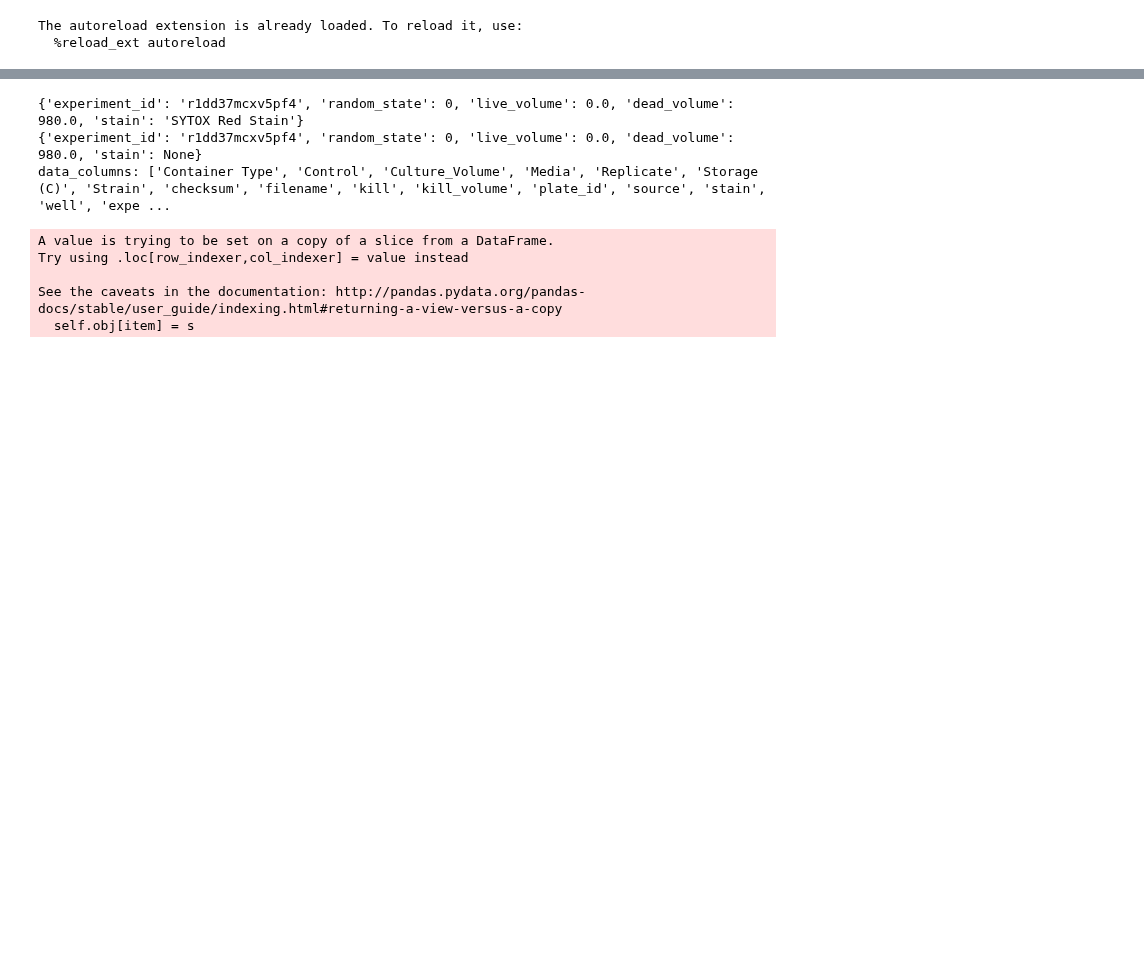
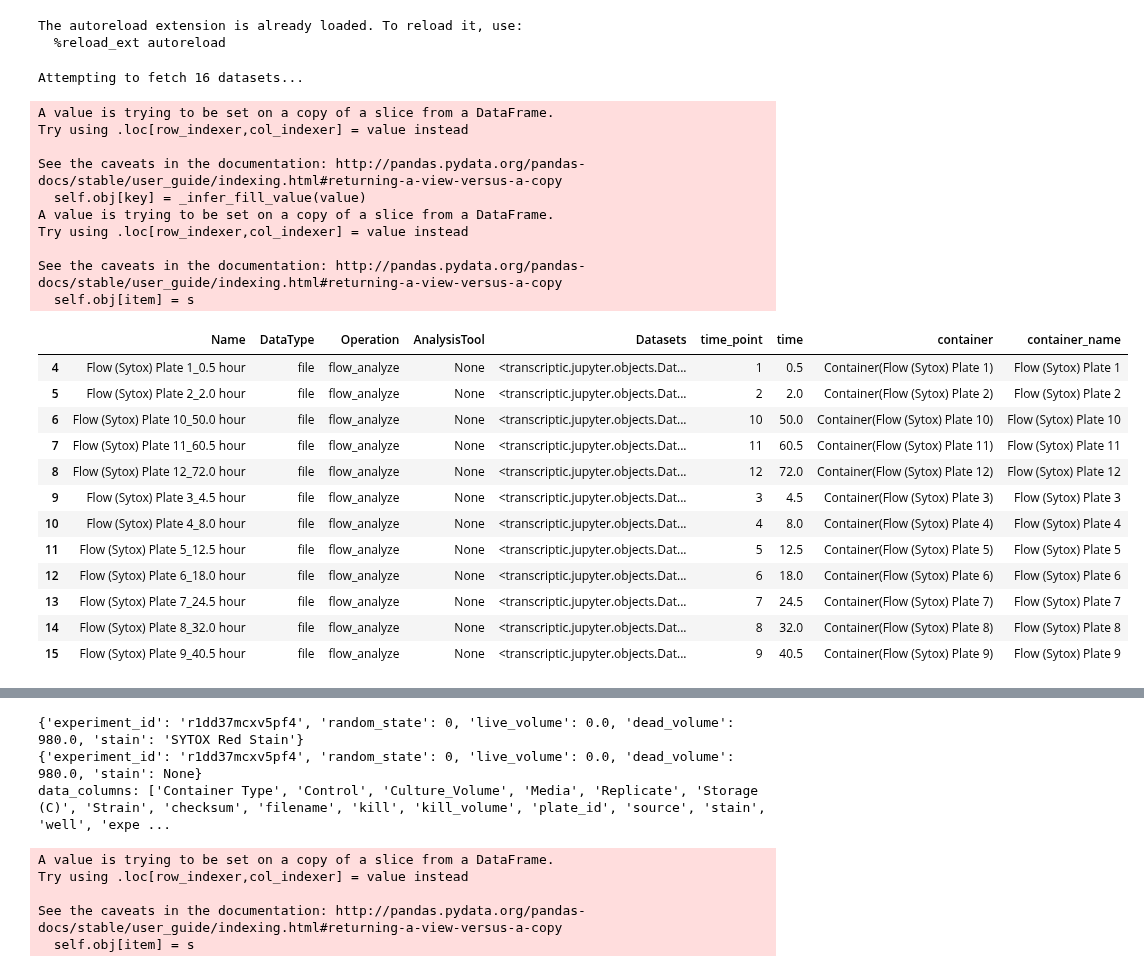
Before and after one commit to SD2E/pysd2cat, a Jupyter notebook: notebooks/TXLiveDead.ipynb, the cells around one changed output, grey strips where cells are left out. Cells and saved outputs as stored; diff of their text form; code cells hidden in the pictures; blank space fills up the shorter version.

Commit message:
support time series live dead

```diff
--- a/notebooks/TXLiveDead.ipynb
+++ b/notebooks/TXLiveDead.ipynb
@@ -24,8 +24,9 @@ import ast
 
 
 
-run_id='r1dd37mcxv5pf4'
-work_dir='data/transcriptic'
+#run_id='r1dd37mcxv5pf4'
+run_id='r1dk8xp9dymm54'
+work_dir='data/transcriptic/'+run_id
 Connection.from_file("~/.transcriptic")
 tx_config = json.load(open(os.path.join(expanduser("~"), ".transcriptic")))
 transcriptic_email = tx_config['email']
@@ -40,0 +47,55 @@ The autoreload extension is already loaded. To reload it, use:
+# %%
+run_obj = tx_fcs.get_tx_run(run_id)
+d = run_obj.data
+# %% [output]
+Attempting to fetch 16 datasets...
+# %%
+def extract_time_point(x):
+    return x.Name.split(' ')[3].split('_')[0]
+def extract_time(x):
+    return x.Name.split(' ')[3].split('_')[1]
+def assign_container(prefix, x, containers):
+    name = prefix + ' ' + x.time_point
+    #print(containers)
+    return next(c for c in containers.Containers if name in c.attributes['label'])
+
+
+try:
+    containers = run_obj.containers
+except Exception as e:
+    containers = run_obj.containers
+
+
+flow_data = d.loc[d.Operation == 'flow_analyze']
+flow_data.loc[:,'time_point'] = flow_data.apply(extract_time_point, axis=1)
+flow_data.loc[:,'time'] = flow_data.apply(extract_time, axis=1)
+flow_data.loc[:, 'container'] = flow_data.apply(lambda x: assign_container('Flow (Sytox) Plate', x, containers), axis=1)
+flow_data.loc[:, 'container_name'] = flow_data.apply(lambda x: x['container'].attributes['label'], axis=1)
+
+
+
+flow_data
+# %% [output]
+A value is trying to be set on a copy of a slice from a DataFrame.
+Try using .loc[row_indexer,col_indexer] = value instead
+
+See the caveats in the documentation: http://pandas.pydata.org/pandas-docs/stable/user_guide/indexing.html#returning-a-view-versus-a-copy
+  self.obj[key] = _infer_fill_value(value)
+A value is trying to be set on a copy of a slice from a DataFrame.
+Try using .loc[row_indexer,col_indexer] = value instead
+
+See the caveats in the documentation: http://pandas.pydata.org/pandas-docs/stable/user_guide/indexing.html#returning-a-view-versus-a-copy
+  self.obj[item] = s
+|  | Name | DataType | Operation | AnalysisTool | Datasets | time_point | time | container | container_name |
+| 4 | Flow (Sytox) Plate 1_0.5 hour | file | flow_analyze | None | <transcriptic.jupyter.objects.Dat... | 1 | 0.5 | Container(Flow (Sytox) Plate 1) | Flow (Sytox) Plate 1 |
+| 5 | Flow (Sytox) Plate 2_2.0 hour | file | flow_analyze | None | <transcriptic.jupyter.objects.Dat... | 2 | 2.0 | Container(Flow (Sytox) Plate 2) | Flow (Sytox) Plate 2 |
+| 6 | Flow (Sytox) Plate 10_50.0 hour | file | flow_analyze | None | <transcriptic.jupyter.objects.Dat... | 10 | 50.0 | Container(Flow (Sytox) Plate 10) | Flow (Sytox) Plate 10 |
+| 7 | Flow (Sytox) Plate 11_60.5 hour | file | flow_analyze | None | <transcriptic.jupyter.objects.Dat... | 11 | 60.5 | Container(Flow (Sytox) Plate 11) | Flow (Sytox) Plate 11 |
+| 8 | Flow (Sytox) Plate 12_72.0 hour | file | flow_analyze | None | <transcriptic.jupyter.objects.Dat... | 12 | 72.0 | Container(Flow (Sytox) Plate 12) | Flow (Sytox) Plate 12 |
+| 9 | Flow (Sytox) Plate 3_4.5 hour | file | flow_analyze | None | <transcriptic.jupyter.objects.Dat... | 3 | 4.5 | Container(Flow (Sytox) Plate 3) | Flow (Sytox) Plate 3 |
+| 10 | Flow (Sytox) Plate 4_8.0 hour | file | flow_analyze | None | <transcriptic.jupyter.objects.Dat... | 4 | 8.0 | Container(Flow (Sytox) Plate 4) | Flow (Sytox) Plate 4 |
+| 11 | Flow (Sytox) Plate 5_12.5 hour | file | flow_analyze | None | <transcriptic.jupyter.objects.Dat... | 5 | 12.5 | Container(Flow (Sytox) Plate 5) | Flow (Sytox) Plate 5 |
+| 12 | Flow (Sytox) Plate 6_18.0 hour | file | flow_analyze | None | <transcriptic.jupyter.objects.Dat... | 6 | 18.0 | Container(Flow (Sytox) Plate 6) | Flow (Sytox) Plate 6 |
+| 13 | Flow (Sytox) Plate 7_24.5 hour | file | flow_analyze | None | <transcriptic.jupyter.objects.Dat... | 7 | 24.5 | Container(Flow (Sytox) Plate 7) | Flow (Sytox) Plate 7 |
+| 14 | Flow (Sytox) Plate 8_32.0 hour | file | flow_analyze | None | <transcriptic.jupyter.objects.Dat... | 8 | 32.0 | Container(Flow (Sytox) Plate 8) | Flow (Sytox) Plate 8 |
+| 15 | Flow (Sytox) Plate 9_40.5 hour | file | flow_analyze | None | <transcriptic.jupyter.objects.Dat... | 9 | 40.5 | Container(Flow (Sytox) Plate 9) | Flow (Sytox) Plate 9 |
```
Also changed, not shown: parts of 14 cells of this notebook, 2 other files.
